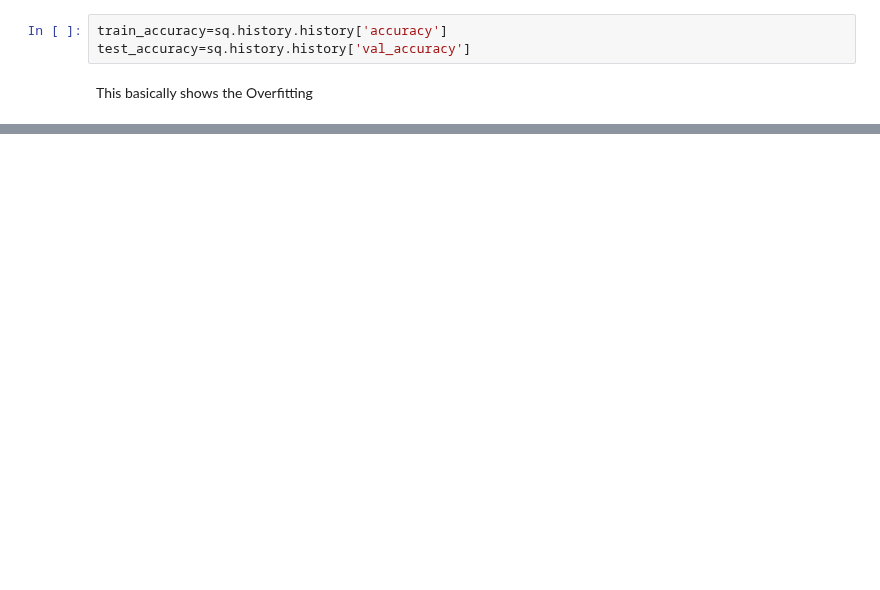
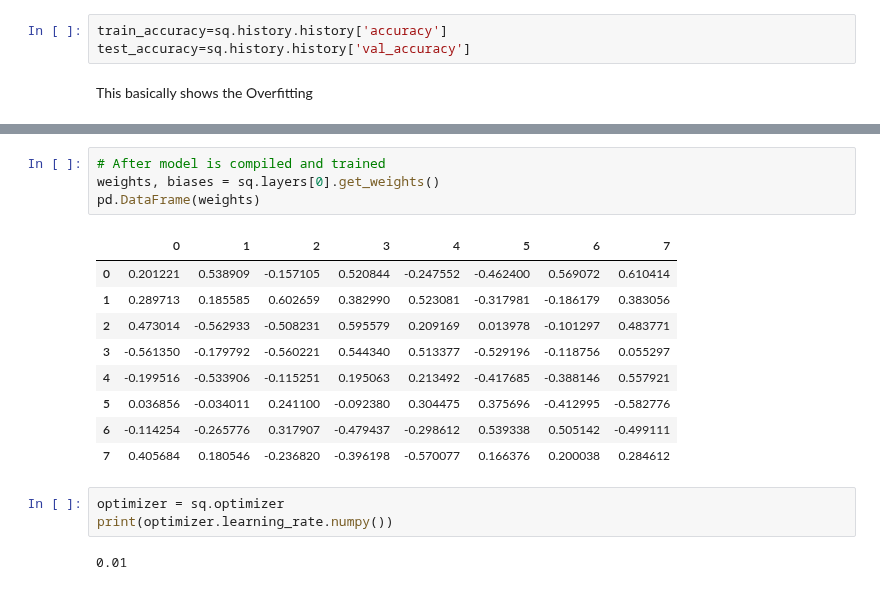
Before and after one commit to HammadAli08/Python-Toolbox, a Jupyter notebook: Deep Learning/Multi Layer Perceptron(ANN).ipynb, the cells around one changed output, grey strips where cells are left out. Drawn from its saved outputs; the diff is of its cells as text; blank space fills up the shorter version.

```diff
--- a/Deep Learning/Multi Layer Perceptron(ANN).ipynb
+++ b/Deep Learning/Multi Layer Perceptron(ANN).ipynb
@@ -188,0 +155,19 @@ plt.show()
+# %%
+# After model is compiled and trained
+weights, biases = sq.layers[0].get_weights()
+pd.DataFrame(weights)
+# %% [output]
+|  | 0 | 1 | 2 | 3 | 4 | 5 | 6 | 7 |
+| 0 | 0.201221 | 0.538909 | -0.157105 | 0.520844 | -0.247552 | -0.462400 | 0.569072 | 0.610414 |
+| 1 | 0.289713 | 0.185585 | 0.602659 | 0.382990 | 0.523081 | -0.317981 | -0.186179 | 0.383056 |
+| 2 | 0.473014 | -0.562933 | -0.508231 | 0.595579 | 0.209169 | 0.013978 | -0.101297 | 0.483771 |
+| 3 | -0.561350 | -0.179792 | -0.560221 | 0.544340 | 0.513377 | -0.529196 | -0.118756 | 0.055297 |
+| 4 | -0.199516 | -0.533906 | -0.115251 | 0.195063 | 0.213492 | -0.417685 | -0.388146 | 0.557921 |
+| 5 | 0.036856 | -0.034011 | 0.241100 | -0.092380 | 0.304475 | 0.375696 | -0.412995 | -0.582776 |
+| 6 | -0.114254 | -0.265776 | 0.317907 | -0.479437 | -0.298612 | 0.539338 | 0.505142 | -0.499111 |
+| 7 | 0.405684 | 0.180546 | -0.236820 | -0.396198 | -0.570077 | 0.166376 | 0.200038 | 0.284612 |
+# %%
+optimizer = sq.optimizer
+print(optimizer.learning_rate.numpy())
+# %% [output]
+0.01
```
Also changed, not shown: parts of 17 cells of this notebook.
